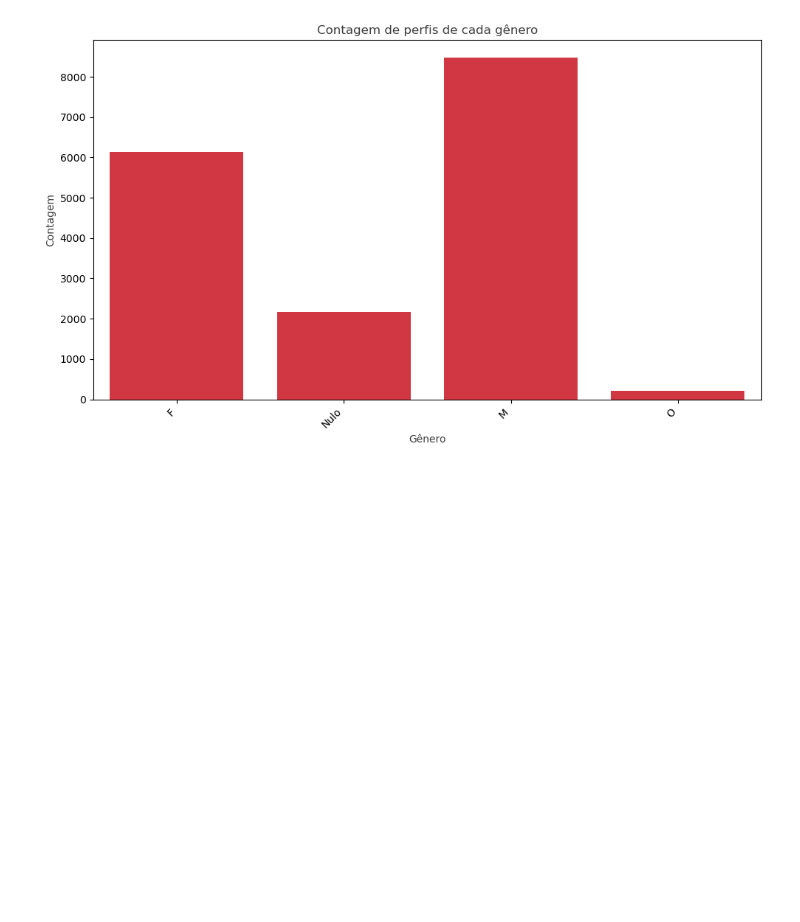
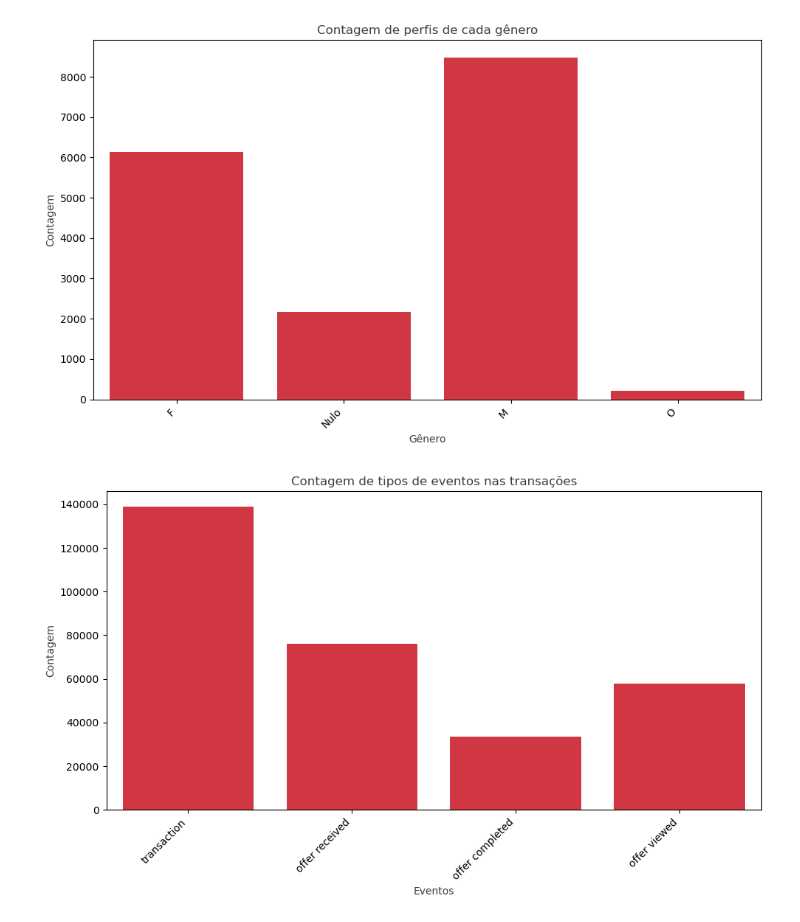
Before and after one commit to FelipeMarcelino/ifood-case, a Jupyter notebook: notebooks/data_processing.ipynb, the cells around one changed output. Drawn from its saved outputs; the diff is of its cells as text; code cells hidden in the pictures; blank space fills up the shorter version.

```diff
--- a/notebooks/data_processing.ipynb
+++ b/notebooks/data_processing.ipynb
@@ -112,3 +113,7 @@ data_visualizer.plot_histogram_credit_card_limit()
 data_visualizer.plot_barplot_gender()
 # %% [output]
 [figure]
+# %%
+data_visualizer.plot_barplot_event()
+# %% [output]
+[figure, added]
```
Also changed, not shown: parts of 3 cells of this notebook, 1 other file.
